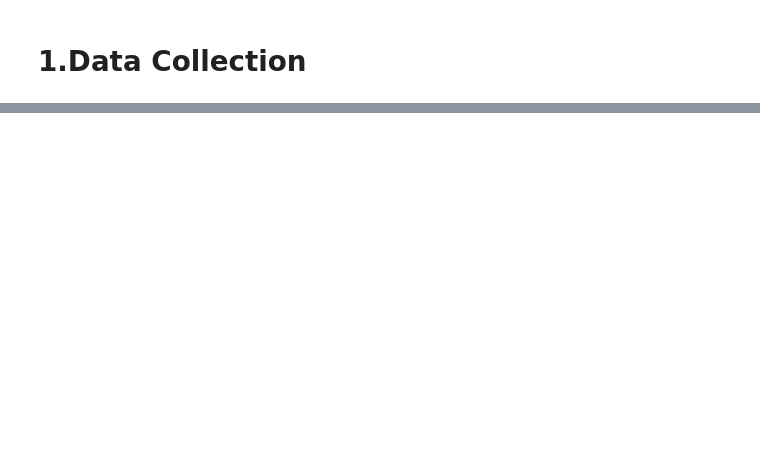
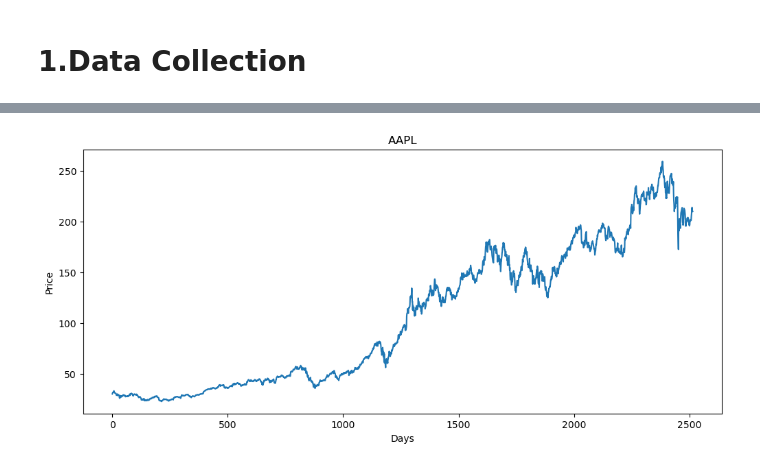
Before and after one commit to Ujjwal5705/Stock-Prediction-Portal, a Jupyter notebook: Resources/Stock_Prediction_Using_LSTM.ipynb, the cells around one changed output, grey strips where cells are left out. Drawn from its saved outputs; the diff is of its cells as text; code cells hidden in the pictures; blank space fills up the shorter version.

Commit message:
Data collection and visualizatio

```diff
--- a/Resources/Stock_Prediction_Using_LSTM.ipynb
+++ b/Resources/Stock_Prediction_Using_LSTM.ipynb
@@ -33,0 +90,3 @@ df
+# %%
+df = df.reset_index()
+df
@@ -33,0 +119,8 @@ df
+# %%
+plt.figure(figsize=(12, 5));
+plt.plot(df['Close']);
+plt.title(ticker);
+plt.xlabel('Days');
+plt.ylabel('Price');
+# %% [output]
+[figure, added]
```
Also changed, not shown: parts of 10 cells of this notebook.
